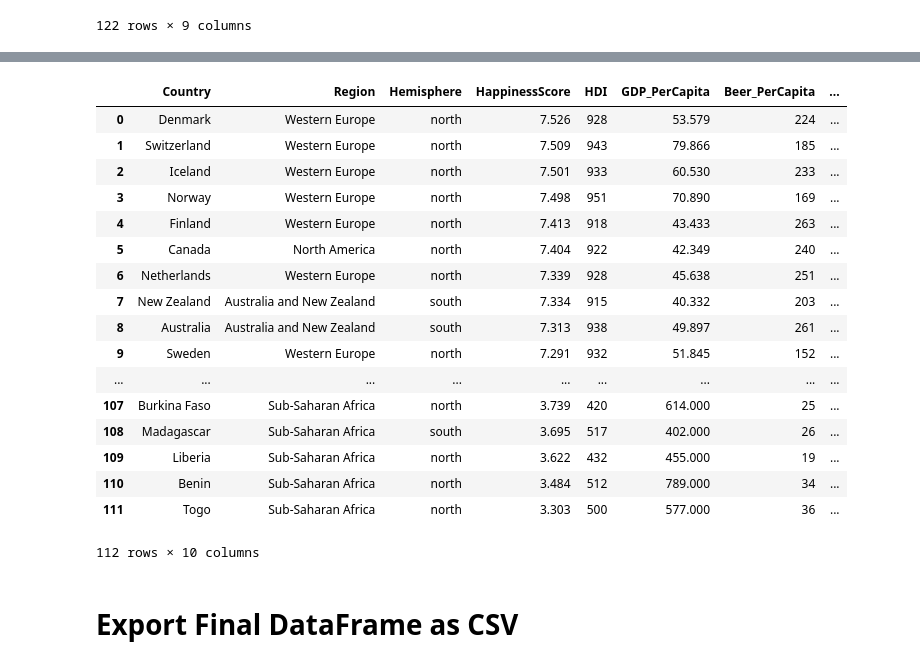
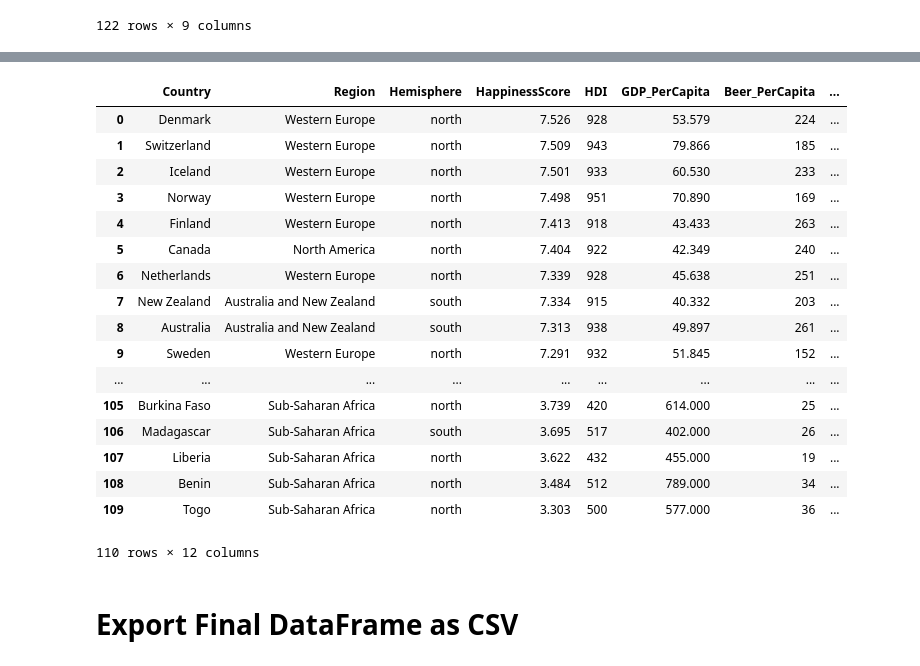
Before and after one commit to davisgrininger/Project_2, a Jupyter notebook: Merging_csv.ipynb, the cells around one changed output, grey strips where cells are left out. Saved outputs shown, nothing was run; the diff lists cells and outputs as text; code cells hidden in the pictures.

Commit message:
added coordinates to dataset and fixed everything so it would work

```diff
--- a/Merging_csv.ipynb
+++ b/Merging_csv.ipynb
@@ -7,7 +7,9 @@ import pandas as pd
 # %%
 alcohol_csv = "HappinessAlcoholConsumption.csv"
 country_abbr_csv = "country_abbr.csv"
+countries_csv = 'countries.csv'
 
+coords_df = pd.read_csv(countries_csv)
 alcohol_df = pd.read_csv(alcohol_csv)
 country_df = pd.read_csv(country_abbr_csv)
 # %% [markdown]
@@ -36,3 +38,9 @@ alcohol_df
 | 120 | Togo | Sub-Saharan Africa | north | 3.303 | 500 | 577.000 | 36 | ... |
 | 121 | Syria | Middle East and Northern Africa | north | 3.069 | 536 | 2.058 | 5 | ... |
 122 rows × 9 columns
+# %%
+coords_df.head()
+coords_df.dropna()
+coords_df = coords_df.drop(["country"], axis = 1)
+coords_df = coords_df.rename(columns = {'name': 'Country'})
+coords_df.head()
@@ -38,0 +54,3 @@ alcohol_df
+# %%
+country2_df = pd.merge(country_df, coords_df, on = "Country")
+country2_df.head()
@@ -39,27 +64,27 @@ alcohol_df
 # %%
 final_alcohol_df = pd.merge(alcohol_df,
-                            country_df,
+                            country2_df,
                             on="Country")
 final_alcohol_df
 # %% [output]
 |  | Country | Region | Hemisphere | HappinessScore | HDI | GDP_PerCapita | Beer_PerCapita | ... |
 | 0 | Denmark | Western Europe | north | 7.526 | 928 | 53.579 | 224 | ... |
 | 1 | Switzerland | Western Europe | north | 7.509 | 943 | 79.866 | 185 | ... |
 | 2 | Iceland | Western Europe | north | 7.501 | 933 | 60.530 | 233 | ... |
 | 3 | Norway | Western Europe | north | 7.498 | 951 | 70.890 | 169 | ... |
 | 4 | Finland | Western Europe | north | 7.413 | 918 | 43.433 | 263 | ... |
 | 5 | Canada | North America | north | 7.404 | 922 | 42.349 | 240 | ... |
 | 6 | Netherlands | Western Europe | north | 7.339 | 928 | 45.638 | 251 | ... |
 | 7 | New Zealand | Australia and New Zealand | south | 7.334 | 915 | 40.332 | 203 | ... |
 | 8 | Australia | Australia and New Zealand | south | 7.313 | 938 | 49.897 | 261 | ... |
 | 9 | Sweden | Western Europe | north | 7.291 | 932 | 51.845 | 152 | ... |
 | ... | ... | ... | ... | ... | ... | ... | ... | ... |
-| 107 | Burkina Faso | Sub-Saharan Africa | north | 3.739 | 420 | 614.000 | 25 | ... |
-| 108 | Madagascar | Sub-Saharan Africa | south | 3.695 | 517 | 402.000 | 26 | ... |
-| 109 | Liberia | Sub-Saharan Africa | north | 3.622 | 432 | 455.000 | 19 | ... |
-| 110 | Benin | Sub-Saharan Africa | north | 3.484 | 512 | 789.000 | 34 | ... |
-| 111 | Togo | Sub-Saharan Africa | north | 3.303 | 500 | 577.000 | 36 | ... |
+| 105 | Burkina Faso | Sub-Saharan Africa | north | 3.739 | 420 | 614.000 | 25 | ... |
+| 106 | Madagascar | Sub-Saharan Africa | south | 3.695 | 517 | 402.000 | 26 | ... |
+| 107 | Liberia | Sub-Saharan Africa | north | 3.622 | 432 | 455.000 | 19 | ... |
+| 108 | Benin | Sub-Saharan Africa | north | 3.484 | 512 | 789.000 | 34 | ... |
+| 109 | Togo | Sub-Saharan Africa | north | 3.303 | 500 | 577.000 | 36 | ... |
-112 rows × 10 columns
+110 rows × 12 columns
 # %% [markdown]
 # Export Final DataFrame as CSV
 # %%
```
Also changed, not shown: parts of 2 cells of this notebook, 7 other files.
